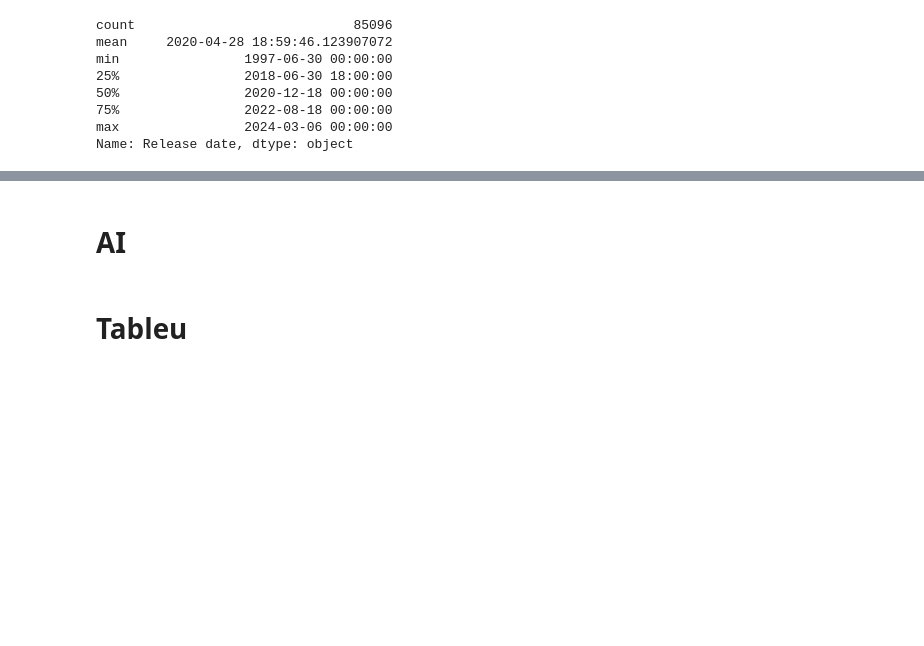
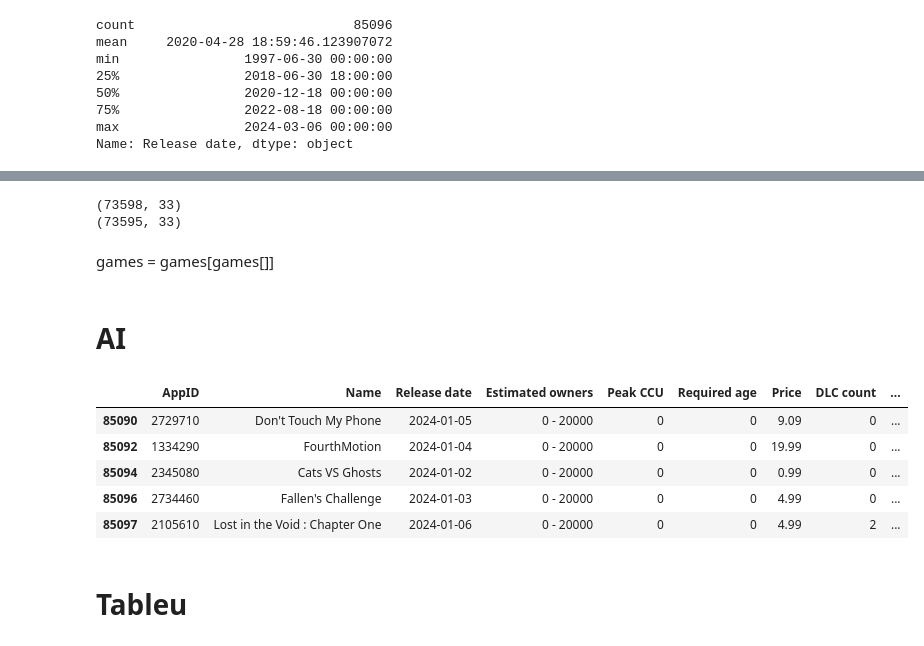
Before and after one commit to kvlrdhrs/Steam-Games-Analytics, a Jupyter notebook: main.ipynb, the cells around one changed output, grey strips where cells are left out. Drawn from its saved outputs; the diff is of its cells as text; code cells hidden in the pictures; blank space fills up the shorter version.

```diff
--- a/main.ipynb
+++ b/main.ipynb
@@ -393,5 +446,23 @@ games.describe().T
+# %%
+print(games.shape)
+games = games[games['Price'] < 900]
+print(games.shape)
+# %% [output]
+(73598, 33)
+(73595, 33)
+# %% [markdown]
+games = games[games[]]
 # %% [markdown]
 # AI
+# %%
+games.tail()
+# %% [output]
+|  | AppID | Name | Release date | Estimated owners | Peak CCU | Required age | Price | DLC count | ... |
+| 85090 | 2729710 | Don't Touch My Phone | 2024-01-05 | 0 - 20000 | 0 | 0 | 9.09 | 0 | ... |
+| 85092 | 1334290 | FourthMotion | 2024-01-04 | 0 - 20000 | 0 | 0 | 19.99 | 0 | ... |
+| 85094 | 2345080 | Cats VS Ghosts | 2024-01-02 | 0 - 20000 | 0 | 0 | 0.99 | 0 | ... |
+| 85096 | 2734460 | Fallen's Challenge | 2024-01-03 | 0 - 20000 | 0 | 0 | 4.99 | 0 | ... |
+| 85097 | 2105610 | Lost in the Void : Chapter One | 2024-01-06 | 0 - 20000 | 0 | 0 | 4.99 | 2 | ... |
 # %%
 # Using Gemini OpenAI
 import google.generativeai as genai
```
Also changed, not shown: parts of 5 cells of this notebook.
